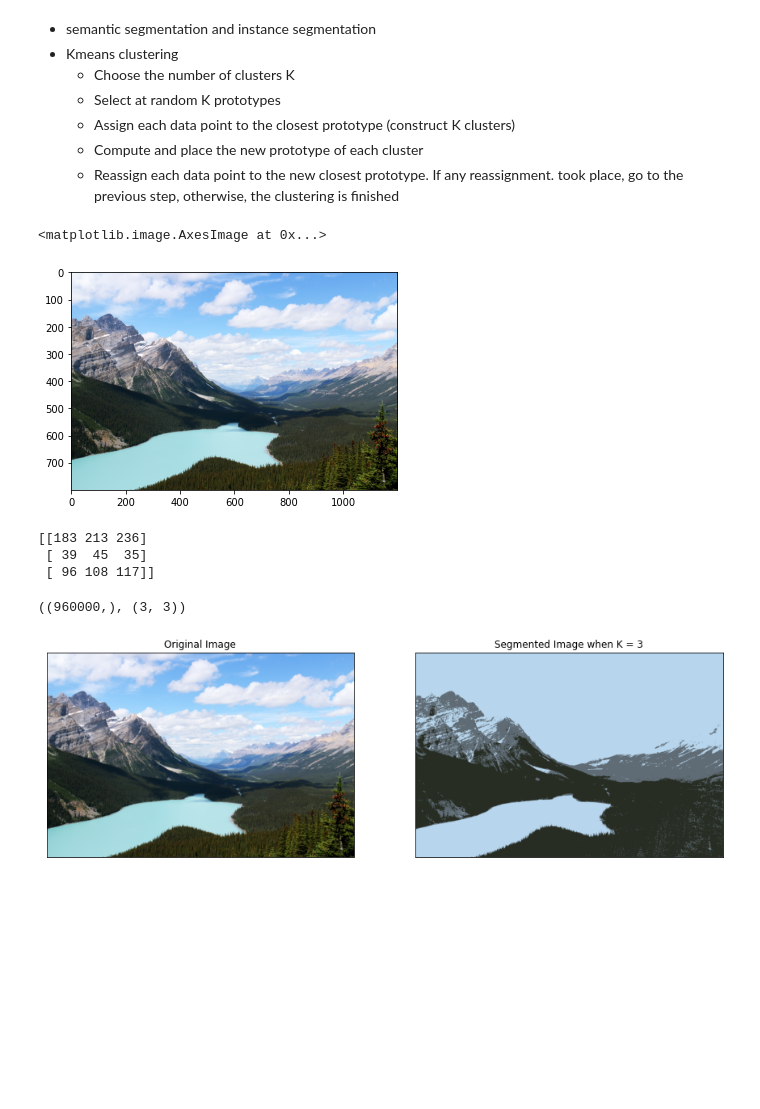
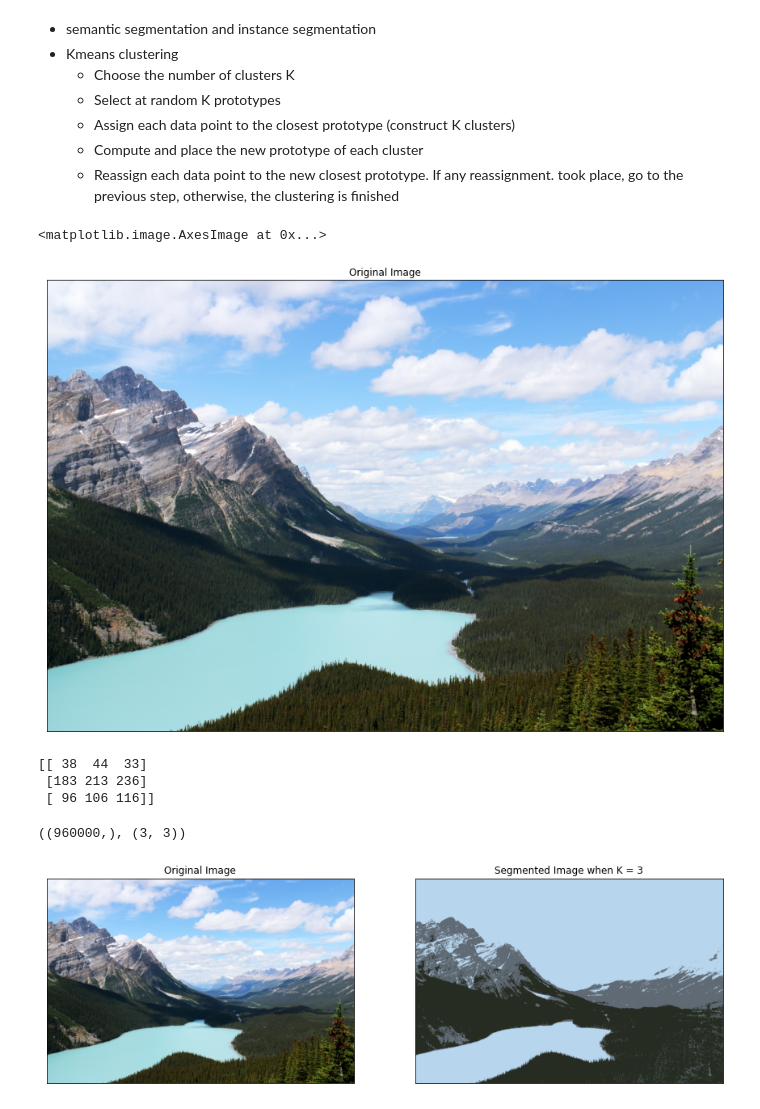
Before and after one commit to haitaozhao/PRSL, a Jupyter notebook: 11. Kmeans for image segmentation/image_segmentation.ipynb, the cells around one changed output. Drawn from its saved outputs; the diff is of its cells as text; code cells hidden in the pictures; blank space fills up the shorter version.

```diff
--- a/11. Kmeans for image segmentation/image_segmentation.ipynb
+++ b/11. Kmeans for image segmentation/image_segmentation.ipynb
@@ -14,17 +14,20 @@ import matplotlib.pyplot as plt
 # %%
 original_image = cv2.imread(".\\images\\image01.jpg")
 img=cv2.cvtColor(original_image,cv2.COLOR_BGR2RGB)
+figure_size = 15
+plt.figure(figsize=(figure_size,figure_size))
+plt.title('Original Image'), plt.xticks([]), plt.yticks([])
 plt.imshow(img)
 # %% [output]
 <matplotlib.image.AxesImage at 0x...>
-[figure, old version]
+[figure, new version]
 # %%
 vectorized = img.reshape((-1,3))
 vectorized = np.float32(vectorized)/255
 # %%
 # perform kmeans clustering
 ## 停止条件
-criteria = (cv2.TERM_CRITERIA_EPS + cv2.TERM_CRITERIA_MAX_ITER, 10, 1)
+criteria = (cv2.TERM_CRITERIA_EPS + cv2.TERM_CRITERIA_MAX_ITER, 100, 1)
 ## 初始化中心数和尝试的次数
 K = 3
 attempts=10
@@ -33,9 +36,9 @@ center = np.uint8(center*255)
 print(center)
 label.flatten().shape,center.shape
 # %% [output]
-[[183 213 236]
- [ 39  45  35]
- [ 96 108 117]]
+[[ 38  44  33]
+ [183 213 236]
+ [ 96 106 116]]
 ((960000,), (3, 3))
 # %%
 res = center[label.flatten()]
```
Also changed, not shown: parts of 1 cell of this notebook, 1 other file.
